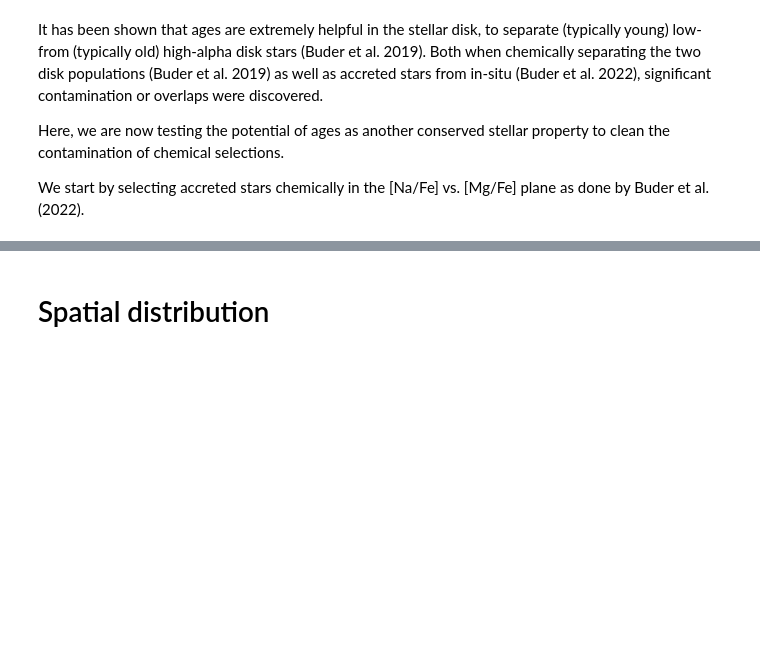
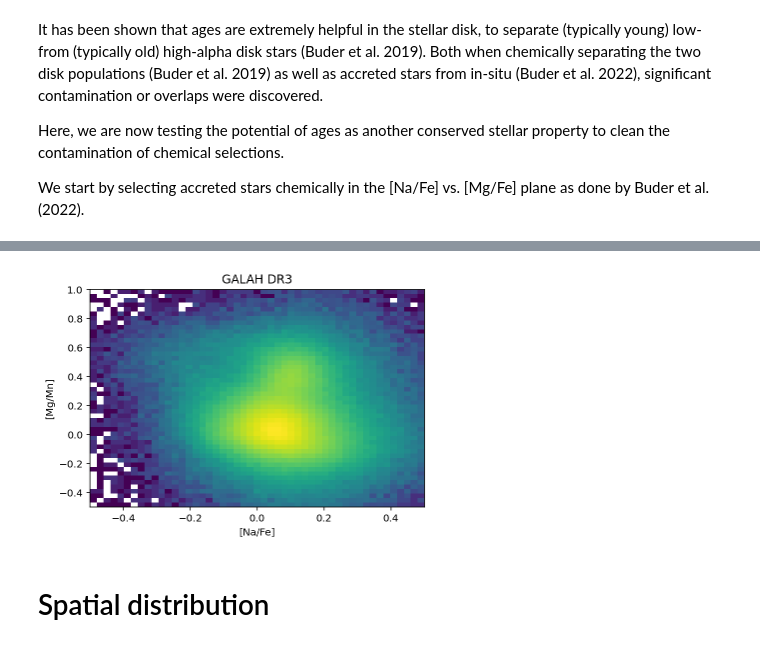
Before and after one commit to svenbuder/Accretion_Clues_ObsSim, a Jupyter notebook: mijnarends_2022_accretion_clues_simulation.ipynb, the cells around one changed output, grey strips where cells are left out. Cells and saved outputs as stored; diff of their text form; code cells hidden in the pictures; blank space fills up the shorter version.

```diff
--- a/mijnarends_2022_accretion_clues_simulation.ipynb
+++ b/mijnarends_2022_accretion_clues_simulation.ipynb
@@ -968,3 +1541,21 @@ plot_nafe_mgmn_dissection()
+# %%
+p, x, y, s = plt.hist2d(
+    obs['Na_fe'],
+    obs['Mg_fe']-obs['Mn_fe'],
+    bins = (np.linspace(-0.5, 0.5, 50), np.linspace(-0.5, 1, 50)),
+    cmin = 1,
+    norm = colors.LogNorm()
+);
+c = plt.colorbar(s, ax=ax)
+c.set_label('Nr')
+plt.xlabel('[Na/Fe]')
+plt.ylabel('[Mg/Mn]')
+plt.title('GALAH DR3')
+s.set_cmap('viridis')
+# ax.axvline(0, color='grey')
+# ax.axhline(0, color = 'grey')
+# %% [output]
+[figure, added]
 # %% [markdown]
 # Spatial distribution
 # %%
```
Also changed, not shown: parts of 15 cells of this notebook.
